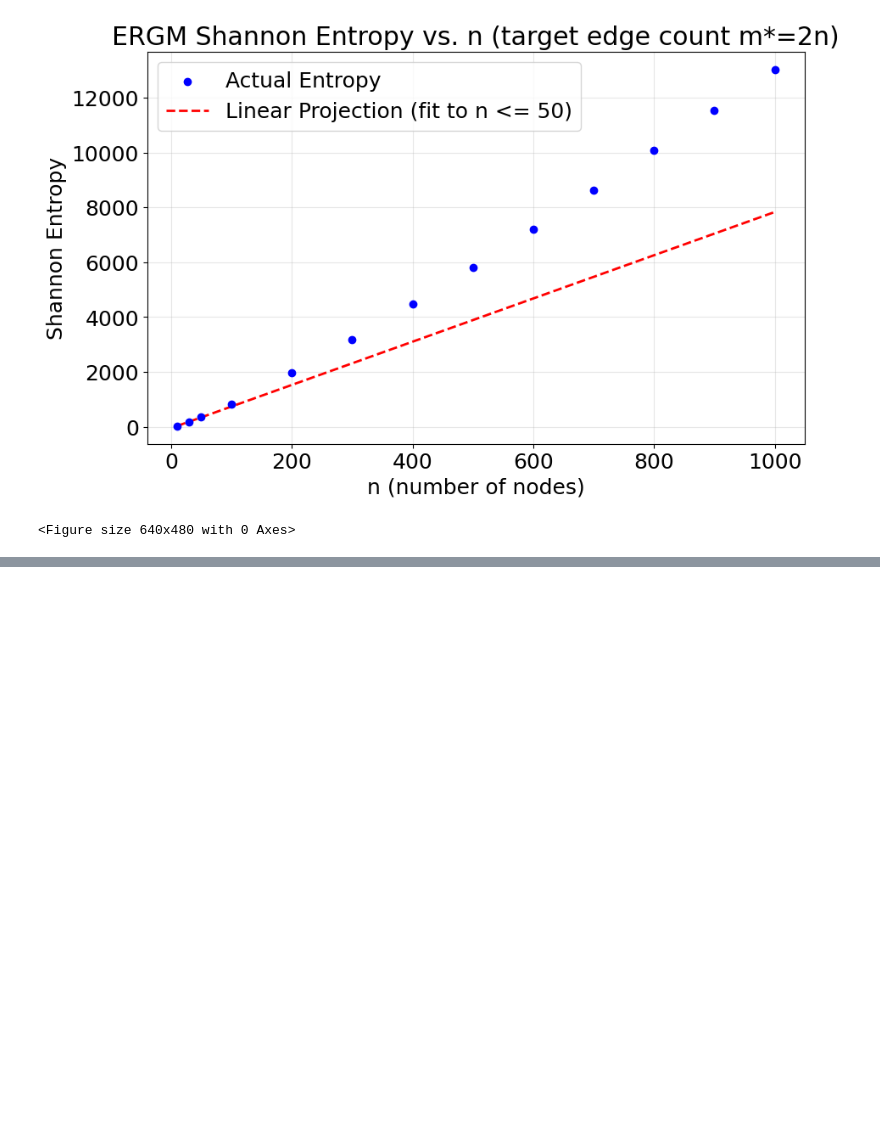
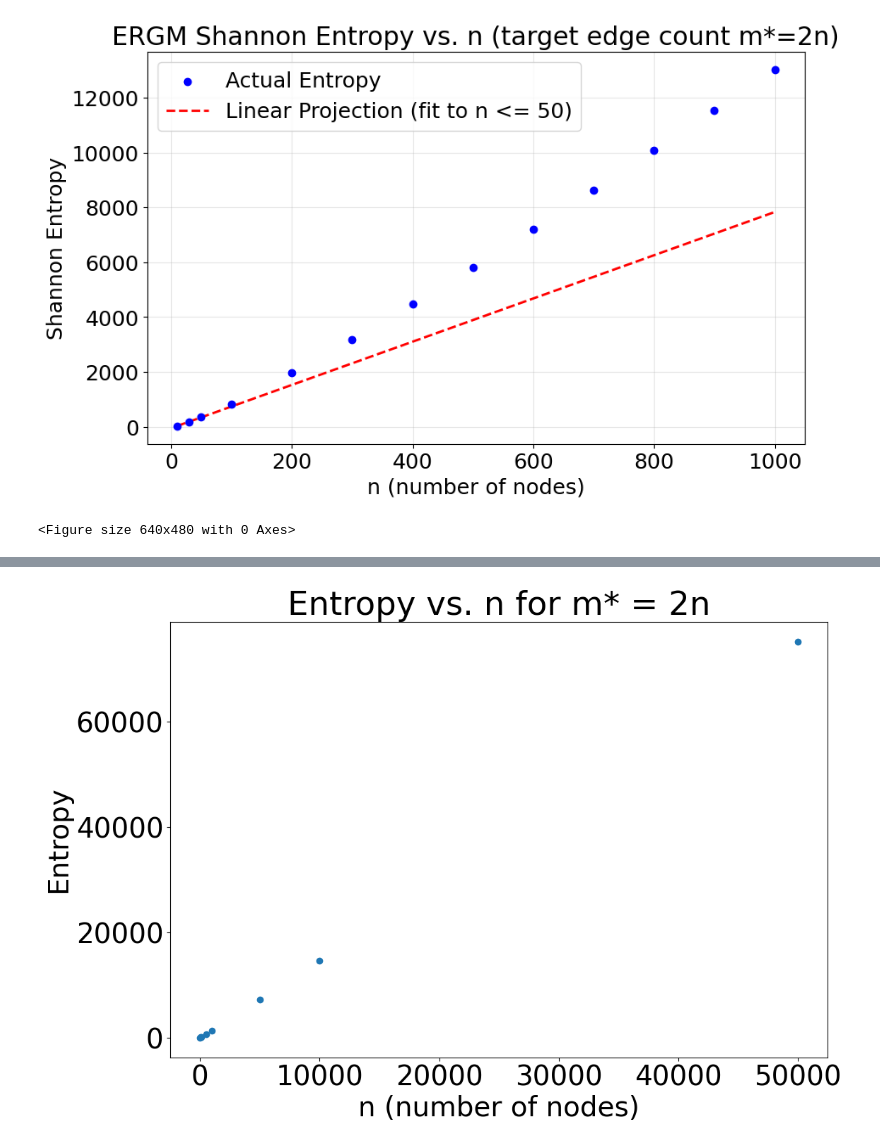
Before and after one commit to CarelessZebra/IIB_project, a Jupyter notebook: graphs.ipynb, the cells around one changed output, grey strips where cells are left out. Drawn from its saved outputs; the diff is of its cells as text; code cells hidden in the pictures; blank space fills up the shorter version.

```diff
--- a/graphs.ipynb
+++ b/graphs.ipynb
@@ -446,0 +448,9 @@ TypeError: Value after * must be an iterable, not int
+# %%
+plt.figure(figsize=(12, 8))
+plt.scatter(n_list, fact_correction_entropy_list, label='Fact Correction')
+plt.xlabel('n (number of nodes)')
+plt.ylabel('Entropy')
+plt.title('Entropy vs. n for m* = 2n')
+plt.show()
+# %% [output]
+[figure, added]
```
Also changed, not shown: parts of 3 cells of this notebook, 2 other files.
